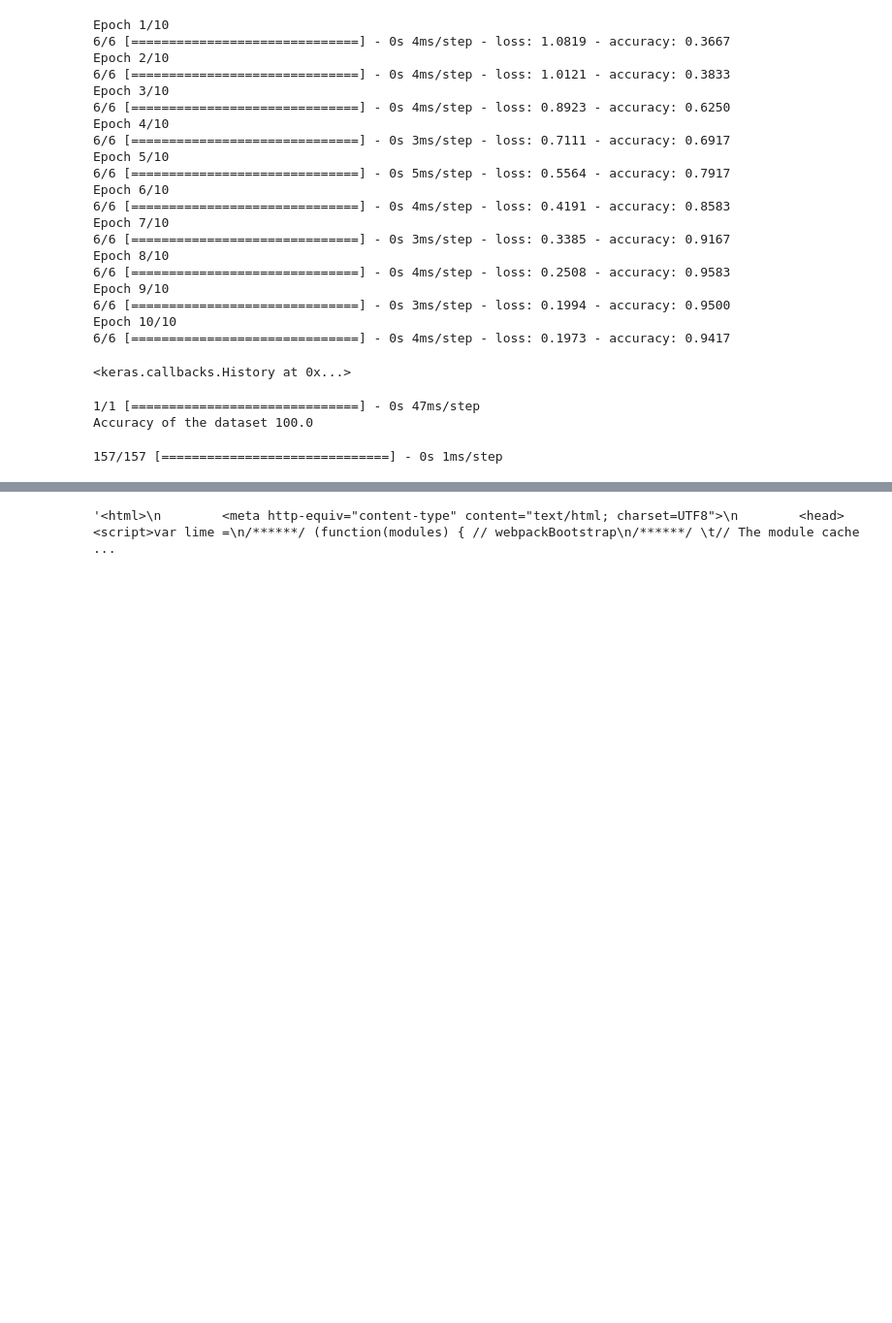
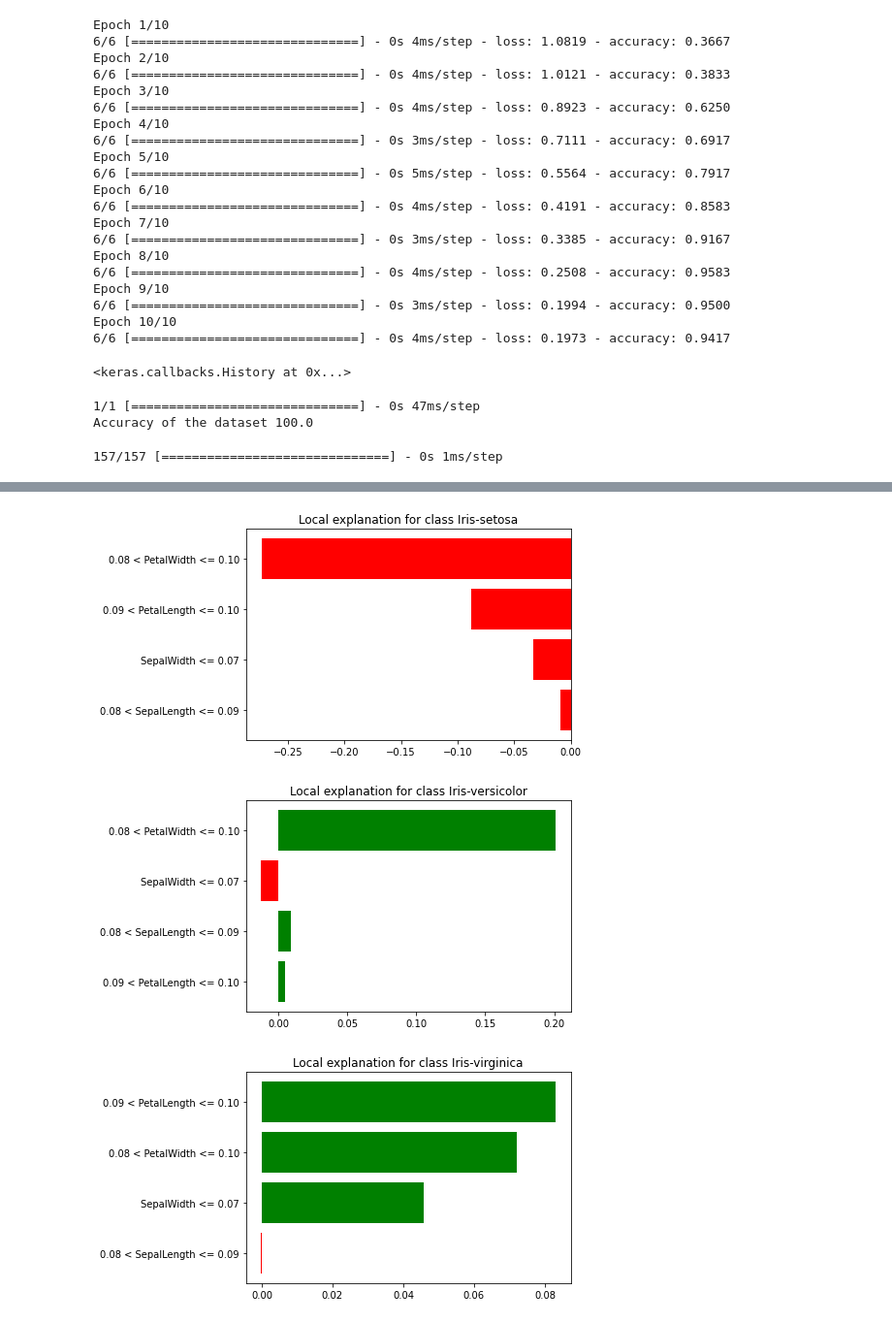
Before and after one commit to medso0018/ExplainML, a Jupyter notebook: notebooks/lime.ipynb, the cells around one changed output, grey strips where cells are left out. Shown at 97% size. Saved outputs shown, nothing was run; the diff lists cells and outputs as text; code cells hidden in the pictures; blank space fills up the shorter version.

Commit message:
add pyplot fugures for explanation

```diff
--- a/notebooks/lime.ipynb
+++ b/notebooks/lime.ipynb
@@ -281,7 +281,12 @@ Name: 123, dtype: float64
 Real label: Iris-virginica
 Predicted label: Iris-virginica
 [interactive output not drawn]
-# %%
-exp.as_html()
-# %% [output]
-'<html>\n        <meta http-equiv="content-type" content="text/html; charset=UTF8">\n        <head><script>var lime =\n/******/ (function(modules) { // webpackBootstrap\n/******/ \t// The module cache ...
+# %%
+# as pyplot figure
+labels = [0,1,2]
+for l in labels:
+    g = exp.as_pyplot_figure(label=l)
+# %% [output]
+[figure, added]
+[figure, added]
+[figure, added]
```
